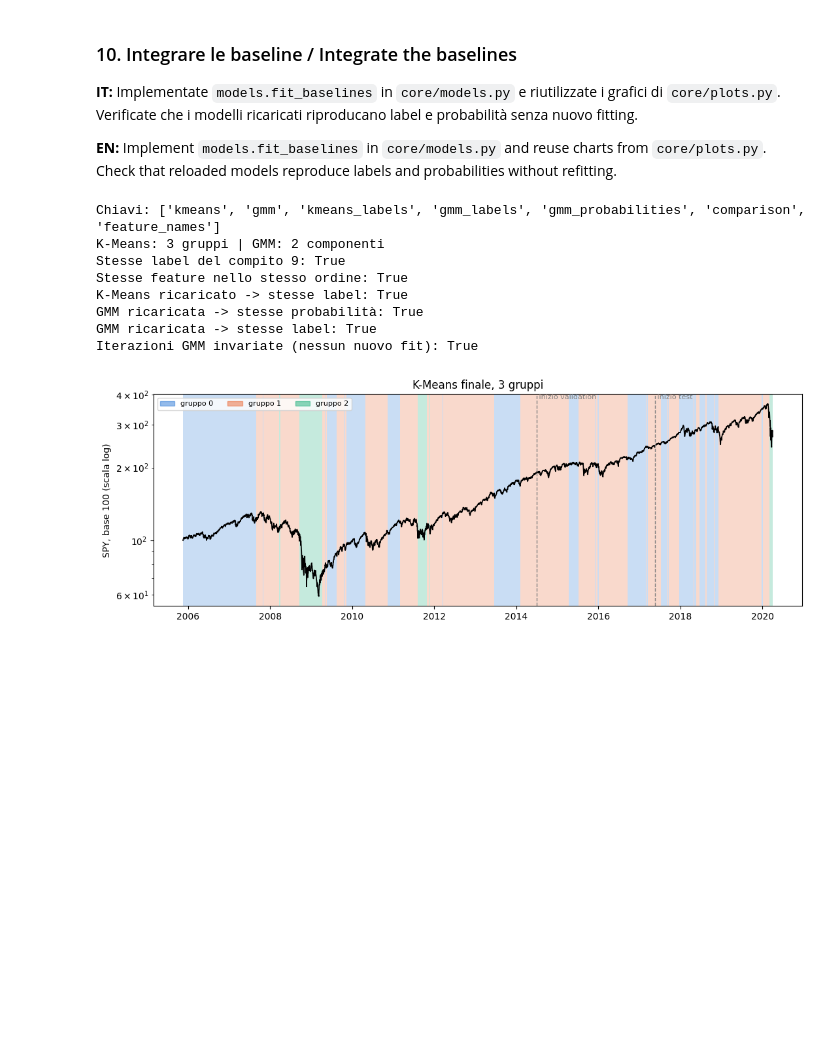
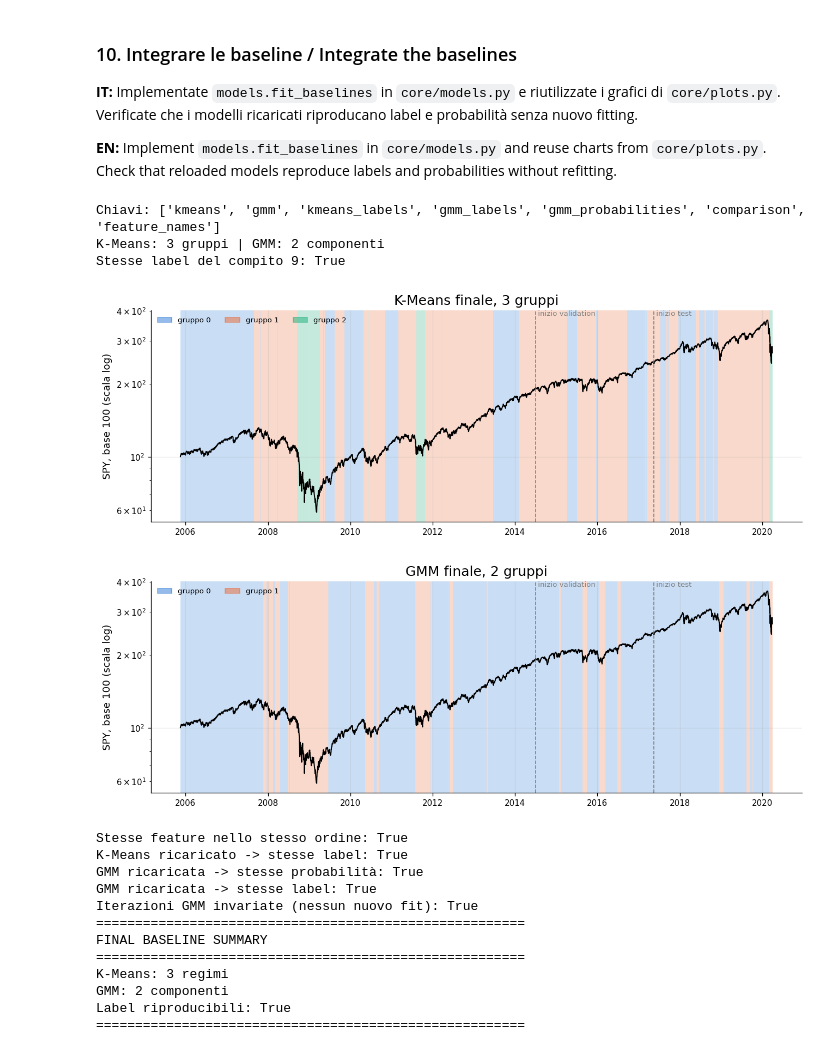
Before and after one commit to Tartaluca21/market-regime-explorer-SF, a Jupyter notebook: notebooks/02_selection_and_baselines.ipynb, the cells around one changed output. Drawn from its saved outputs; the diff is of its cells as text; code cells hidden in the pictures; blank space fills up the shorter version.

```diff
--- a/notebooks/02_selection_and_baselines.ipynb
+++ b/notebooks/02_selection_and_baselines.ipynb
@@ -660,40 +877,67 @@ baseline = fit_baselines(prepared, settings)
 print("Chiavi:", list(baseline.keys()))
 print("K-Means:", baseline["kmeans"].n_clusters, "gruppi | GMM:", baseline["gmm"].n_components, "componenti")
 print("Stesse label del compito 9:",
       baseline["kmeans_labels"].equals(label_km) and baseline["gmm_labels"].equals(label_gmm))
 
 # Salvare modelli + scaler + ordine delle feature, poi ricaricarli
 with tempfile.TemporaryDirectory() as cartella:
     percorso = Path(cartella) / "baseline.joblib"
     joblib.dump({"kmeans": baseline["kmeans"], "gmm": baseline["gmm"],
                  "scaler": prepared["scaler"], "feature_names": prepared["feature_names"]}, percorso)
     ricaricato = joblib.load(percorso)
 
 # Rifare le previsioni partendo dalle feature originali, solo con gli oggetti ricaricati
 date = baseline["kmeans_labels"].index
 x_tutti = ricaricato["scaler"].transform(features.loc[date, ricaricato["feature_names"]].to_numpy())
 
+# Grafico riusato da core/plots.py, con i risultati di fit_baselines
+grafico_timeline_gruppi(spy, baseline["kmeans_labels"], f"K-Means finale, {baseline['kmeans'].n_clusters} gruppi", prepared["boundaries"])
+plt.tight_layout()
+plt.show()
+
+grafico_timeline_gruppi(spy, baseline["gmm_labels"], f"GMM finale, {baseline['gmm'].n_components} gruppi", prepared["boundaries"])
+plt.tight_layout()
+plt.show()
+
 print("Stesse feature nello stesso ordine:", ricaricato["feature_names"] == scelte)
 print("K-Means ricaricato -> stesse label:",
       np.array_equal(ricaricato["kmeans"].predict(x_tutti), baseline["kmeans_labels"].to_numpy()))
 print("GMM ricaricata -> stesse probabilità:",
       np.allclose(ricaricato["gmm"].predict_proba(x_tutti), baseline["gmm_probabilities"].to_numpy(),
                   rtol=0, atol=1e-12))
 print("GMM ricaricata -> stesse label:",
       np.array_equal(ricaricato["gmm"].predict_proba(x_tutti).argmax(axis=1), baseline["gmm_labels"].to_numpy()))
 print("Iterazioni GMM invariate (nessun nuovo fit):", ricaricato["gmm"].n_iter_ == baseline["gmm"].n_iter_)
 
-# Grafico riusato da core/plots.py, con i risultati di fit_baselines
-grafico_timeline_gruppi(spy, baseline["kmeans_labels"],
-                        f"K-Means finale, {baseline['kmeans'].n_clusters} gruppi", prepared["boundaries"])
-plt.show()
+print("=" * 55)
+print("FINAL BASELINE SUMMARY")
+print("=" * 55)
+
+print(f"K-Means: {baseline['kmeans'].n_clusters} regimi")
+print(f"GMM: {baseline['gmm'].n_components} componenti")
+
+print(
+    "Label riproducibili:",
+    baseline["kmeans_labels"].equals(label_km)
+    and baseline["gmm_labels"].equals(label_gmm)
+)
+
+print("=" * 55)
 # %% [output]
 Chiavi: ['kmeans', 'gmm', 'kmeans_labels', 'gmm_labels', 'gmm_probabilities', 'comparison', 'feature_names']
 K-Means: 3 gruppi | GMM: 2 componenti
 Stesse label del compito 9: True
-Stesse feature nello stesso ordine: True
-K-Means ricaricato -> stesse label: True
-GMM ricaricata -> stesse probabilità: True
-GMM ricaricata -> stesse label: True
-Iterazioni GMM invariate (nessun nuovo fit): True
-[figure, old version]
+[figure, new version]
+[figure, added]
+Stesse feature nello stesso ordine: True
+K-Means ricaricato -> stesse label: True
+GMM ricaricata -> stesse probabilità: True
+GMM ricaricata -> stesse label: True
+Iterazioni GMM invariate (nessun nuovo fit): True
+=======================================================
+FINAL BASELINE SUMMARY
+=======================================================
+K-Means: 3 regimi
+GMM: 2 componenti
+Label riproducibili: True
+=======================================================
```
Also changed, not shown: parts of 8 cells of this notebook, 2 other files.
